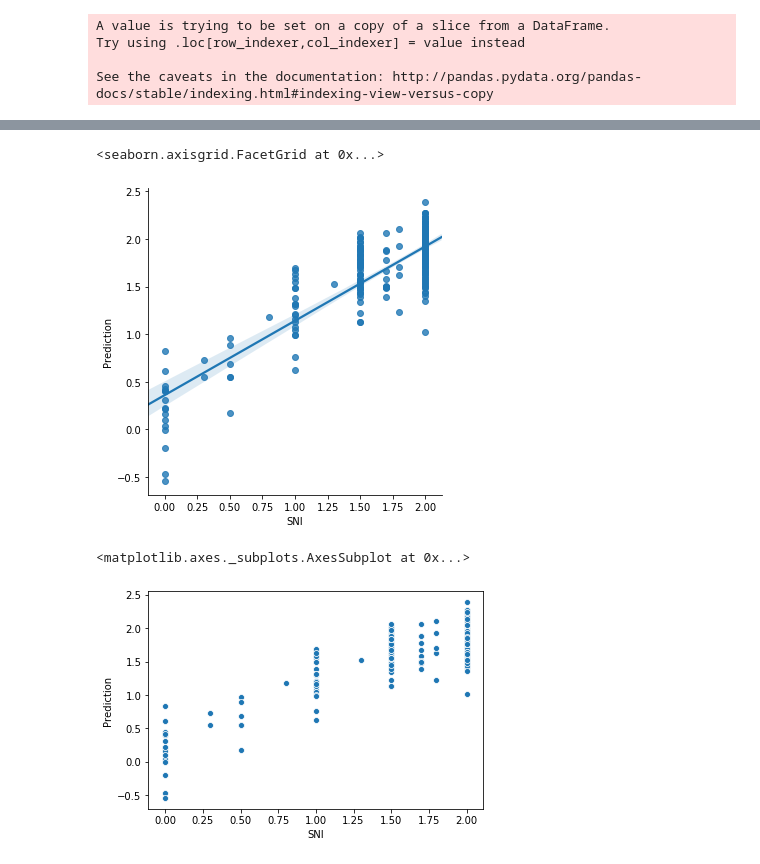
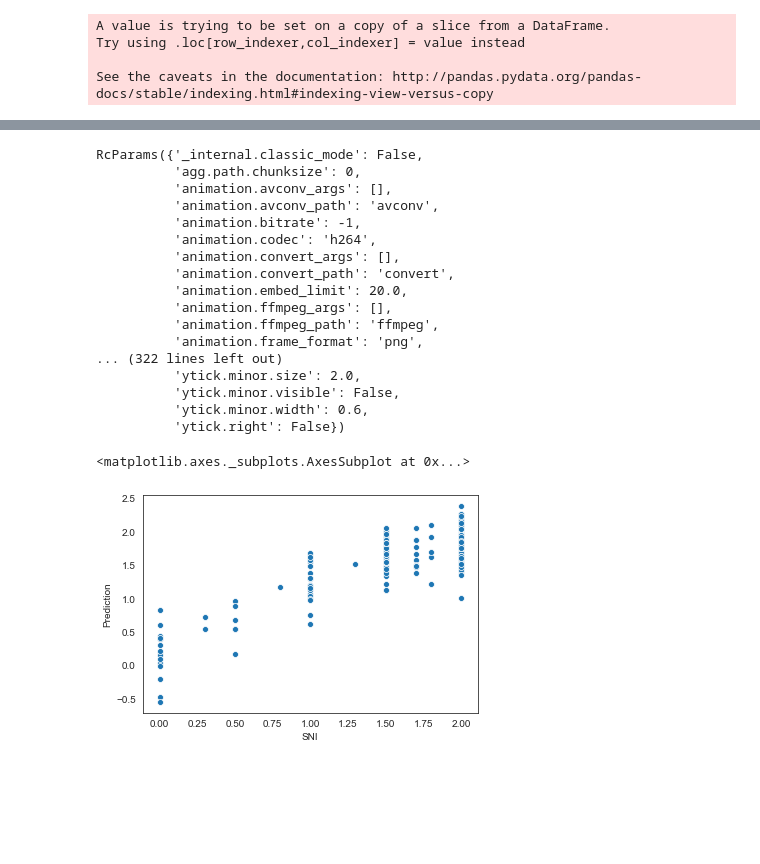
Before and after one commit to mjirik/scaffan, a Jupyter notebook: experiments/lobulus_area_evaluation.ipynb, the cells around one changed output, grey strips where cells are left out. Cells and saved outputs as stored; diff of their text form; code cells hidden in the pictures; blank space fills up the shorter version.

```diff
--- a/experiments/lobulus_area_evaluation.ipynb
+++ b/experiments/lobulus_area_evaluation.ipynb
@@ -4,7 +4,7 @@ import pandas as pd
 import seaborn as sns
 import scipy
 import skimage
-
+sns.set_style("ticks")
 from pathlib import Path
 output_path_images = Path("../text/")
 
@@ -506,0 +533,15 @@ g.map(plt.scatter);
+# %%
+# sns.set_style("white")
+plt.rcParams["axes.edgecolor"] = "black"
+plt.rcParams["axes.linewidth"] = 1
+# with sns.axes_style("ticks"):
+
+#     sns.despine()
+wax = sns.lmplot(data=dfs, x="SNI", y="Prediction")
+ax = wax.ax
+uu = ax.spines["top"].set_visible(True)
+uu = ax.spines["right"].set_visible(True)
+# ax.axes.set_axis_on()
+# ax.axes.spi
+# uu.set_visible(True)
+# dir(uu)
@@ -507,10 +550,26 @@ g.map(plt.scatter);
+# %%
+plt.rcParams
+# %% [output]
+RcParams({'_internal.classic_mode': False,
+          'agg.path.chunksize': 0,
+          'animation.avconv_args': [],
+          'animation.avconv_path': 'avconv',
+          'animation.bitrate': -1,
+          'animation.codec': 'h264',
+          'animation.convert_args': [],
+          'animation.convert_path': 'convert',
+          'animation.embed_limit': 20.0,
+          'animation.ffmpeg_args': [],
+          'animation.ffmpeg_path': 'ffmpeg',
+          'animation.frame_format': 'png',
+... (322 lines left out)
+          'ytick.minor.size': 2.0,
+          'ytick.minor.visible': False,
+          'ytick.minor.width': 0.6,
+          'ytick.right': False})
 # %%
-sns.lmplot(data=dfs, x="SNI", y="Prediction")
+# sns.despine()
+sns.scatterplot(data=dfs, x="SNI", y="Prediction")
 # %% [output]
-<seaborn.axisgrid.FacetGrid at 0x...>
+<matplotlib.axes._subplots.AxesSubplot at 0x...>
-[figure, old version]
+[figure, new version]
-# %%
-sns.scatterplot(data=dfs, x="SNI", y="Prediction")
-# %% [output]
-<matplotlib.axes._subplots.AxesSubplot at 0x...>
-[figure, removed]
```
Also changed, not shown: parts of 8 cells of this notebook, 1 other file.
